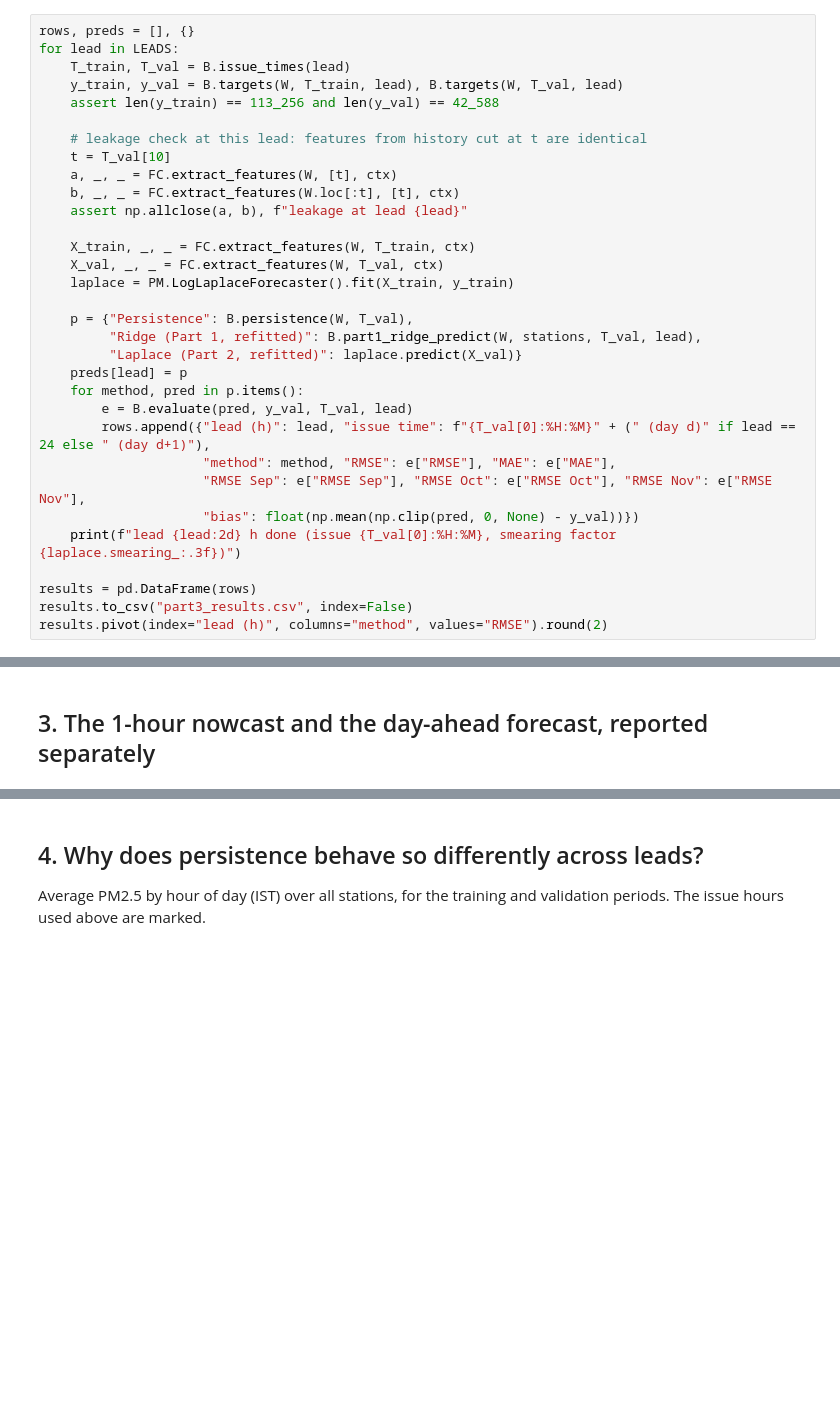
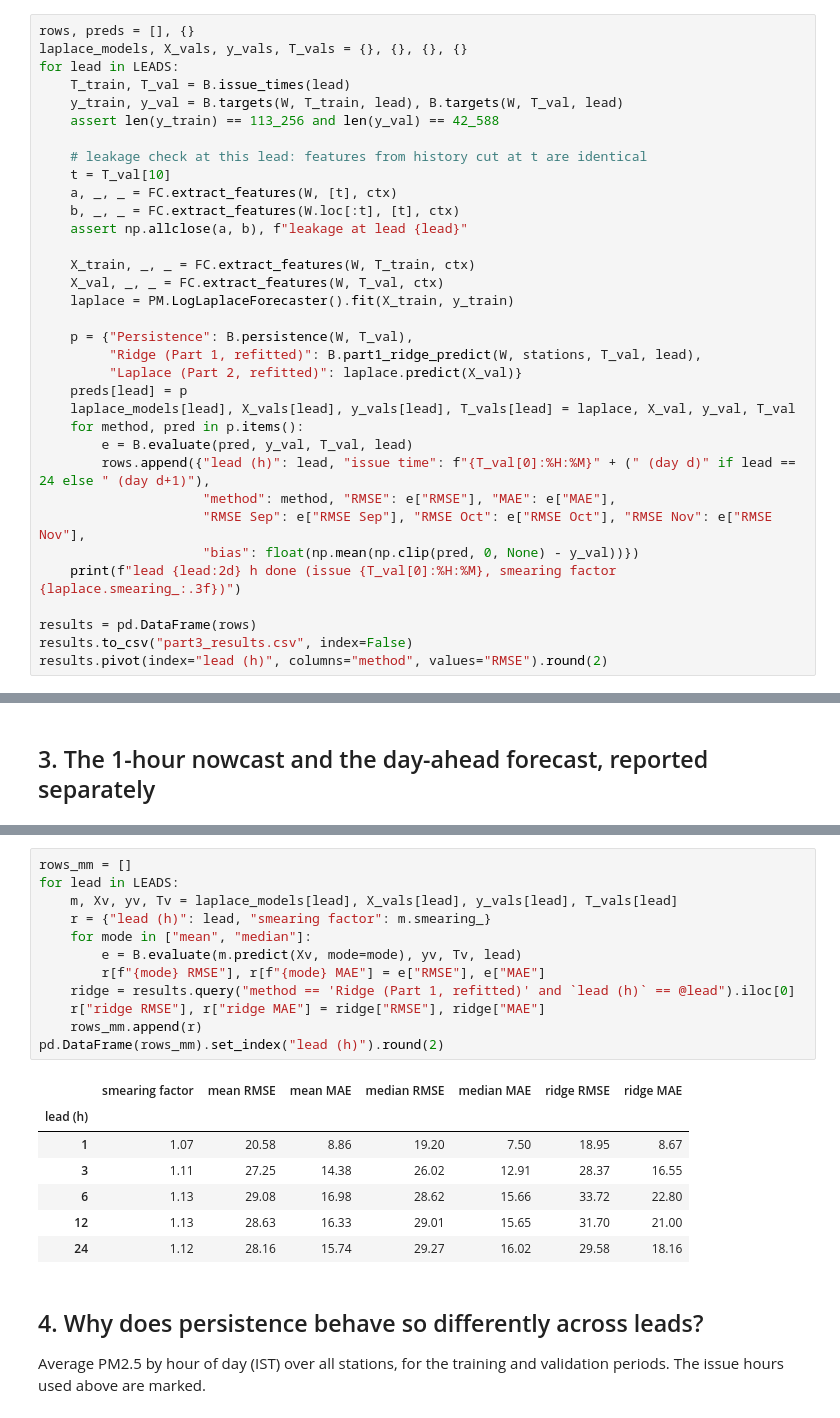
Before and after one commit to ponishbhatia/manifold-CS771, a Jupyter notebook: Part_3.ipynb, the cells around one changed output, grey strips where cells are left out. Drawn from its saved outputs; the diff is of its cells as text; blank space fills up the shorter version.

```diff
--- a/Part_3.ipynb
+++ b/Part_3.ipynb
@@ -39,6 +41,7 @@ LEADS = [1, 3, 6, 12, 24]
 ## 1. Fit and score every method at every lead
 # %%
 rows, preds = [], {}
+laplace_models, X_vals, y_vals, T_vals = {}, {}, {}, {}
 for lead in LEADS:
     T_train, T_val = B.issue_times(lead)
     y_train, y_val = B.targets(W, T_train, lead), B.targets(W, T_val, lead)
@@ -58,6 +61,7 @@ for lead in LEADS:
          "Ridge (Part 1, refitted)": B.part1_ridge_predict(W, stations, T_val, lead),
          "Laplace (Part 2, refitted)": laplace.predict(X_val)}
     preds[lead] = p
+    laplace_models[lead], X_vals[lead], y_vals[lead], T_vals[lead] = laplace, X_val, y_val, T_val
     for method, pred in p.items():
         e = B.evaluate(pred, y_val, T_val, lead)
         rows.append({"lead (h)": lead, "issue time": f"{T_val[0]:%H:%M}" + (" (day d)" if lead == 24 else " (day d+1)"),
@@ -93,3 +128,23 @@ display(results[results["lead (h)"] == 24][cols].set_index("method").round(2))
+# %%
+rows_mm = []
+for lead in LEADS:
+    m, Xv, yv, Tv = laplace_models[lead], X_vals[lead], y_vals[lead], T_vals[lead]
+    r = {"lead (h)": lead, "smearing factor": m.smearing_}
+    for mode in ["mean", "median"]:
+        e = B.evaluate(m.predict(Xv, mode=mode), yv, Tv, lead)
+        r[f"{mode} RMSE"], r[f"{mode} MAE"] = e["RMSE"], e["MAE"]
+    ridge = results.query("method == 'Ridge (Part 1, refitted)' and `lead (h)` == @lead").iloc[0]
+    r["ridge RMSE"], r["ridge MAE"] = ridge["RMSE"], ridge["MAE"]
+    rows_mm.append(r)
+pd.DataFrame(rows_mm).set_index("lead (h)").round(2)
+# %% [output]
+|  | smearing factor | mean RMSE | mean MAE | median RMSE | median MAE | ridge RMSE | ridge MAE |
+| lead (h) |  |  |  |  |  |  |  |
+| 1 | 1.07 | 20.58 | 8.86 | 19.20 | 7.50 | 18.95 | 8.67 |
+| 3 | 1.11 | 27.25 | 14.38 | 26.02 | 12.91 | 28.37 | 16.55 |
+| 6 | 1.13 | 29.08 | 16.98 | 28.62 | 15.66 | 33.72 | 22.80 |
+| 12 | 1.13 | 28.63 | 16.33 | 29.01 | 15.65 | 31.70 | 21.00 |
+| 24 | 1.12 | 28.16 | 15.74 | 29.27 | 16.02 | 29.58 | 18.16 |
 # %% [markdown]
 ## 4. Why does persistence behave so differently across leads?
 Average PM2.5 by hour of day (IST) over all stations, for the training and validation periods. The issue hours used above are marked.
```
Also changed, not shown: parts of 7 cells of this notebook, 1 other file.
